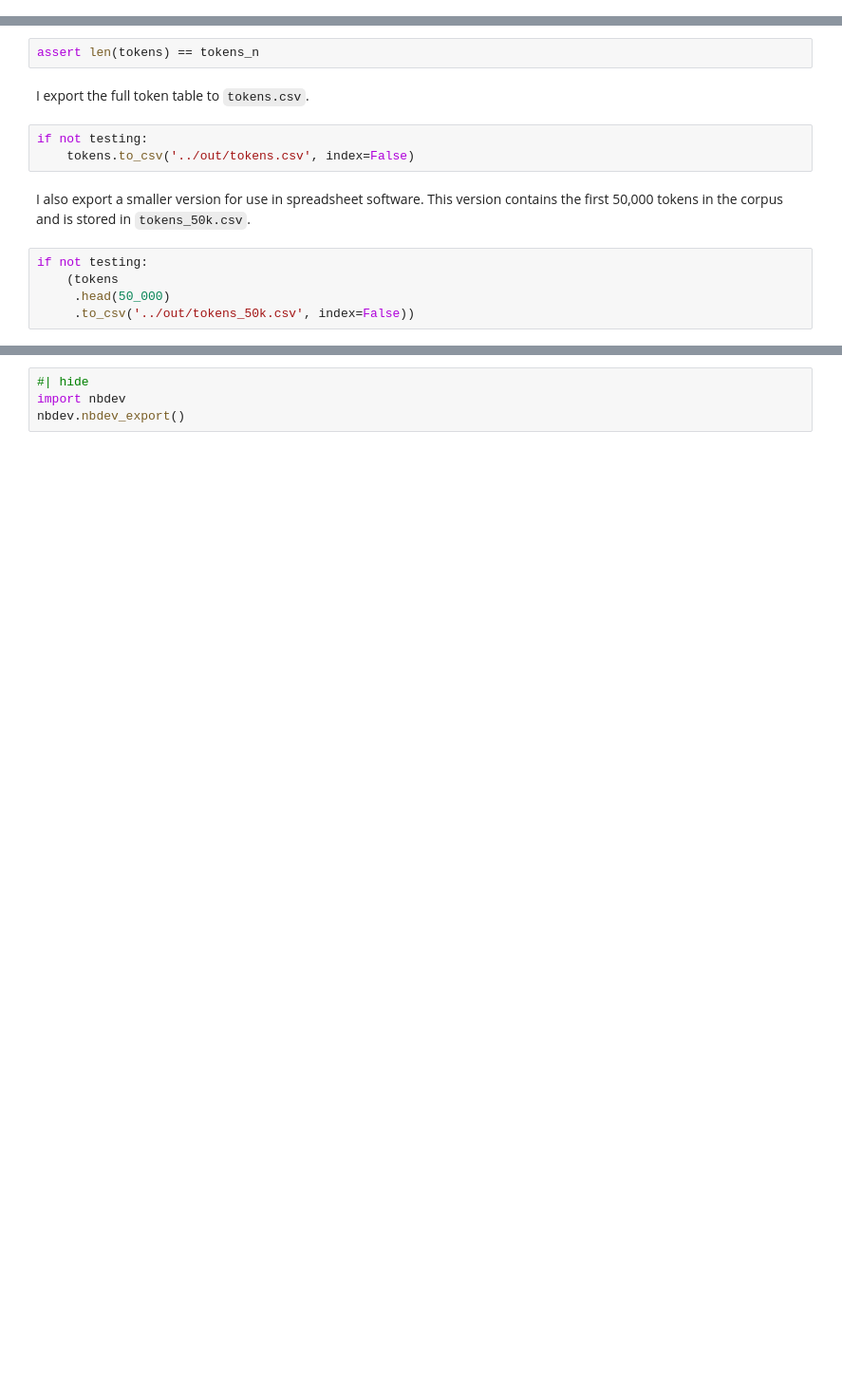
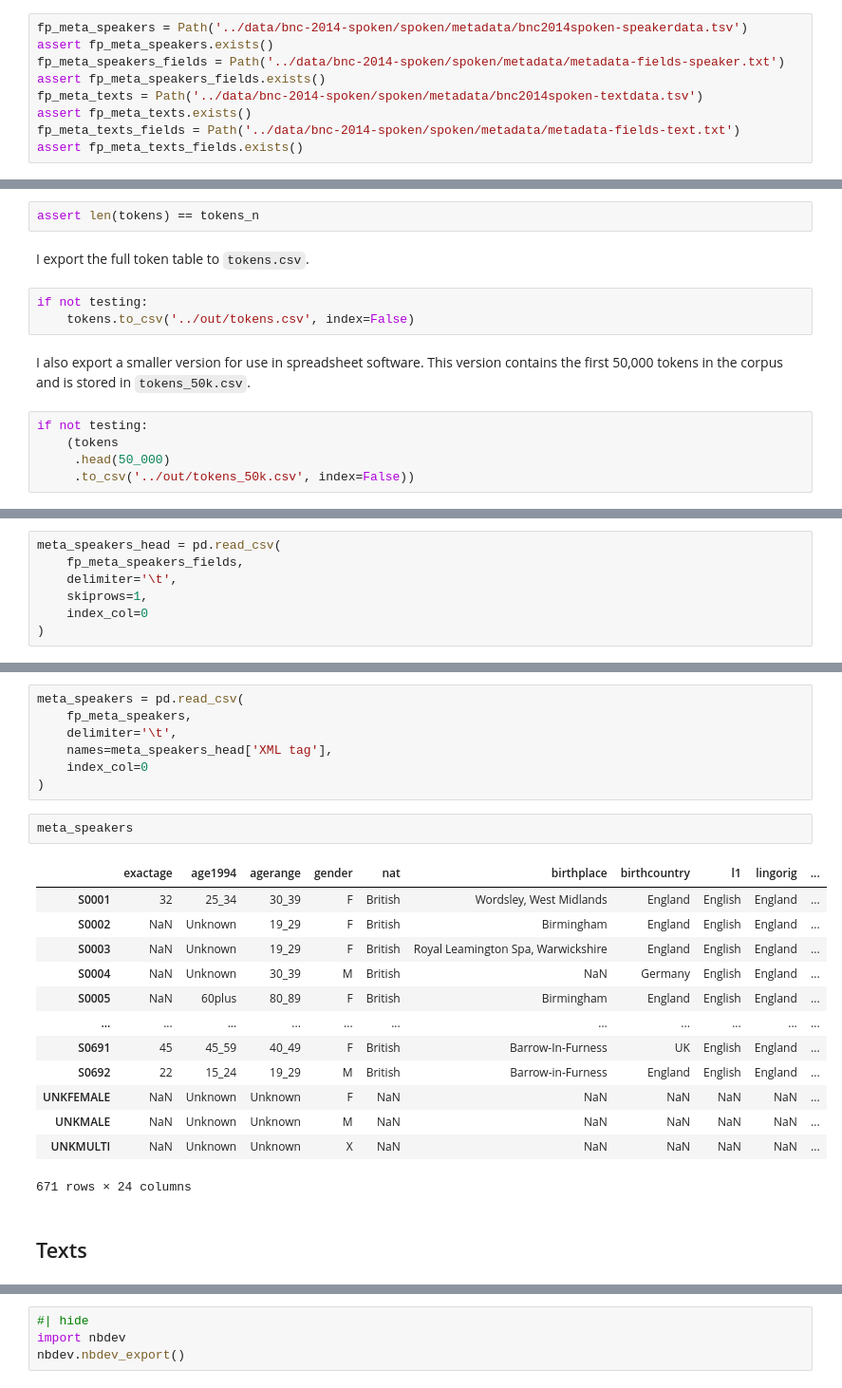
Before and after one commit to wuqui/bncparse, a Jupyter notebook: nbs/index.ipynb, the cells around one changed output, grey strips where cells are left out. Shown at 95% size. Drawn from its saved outputs; the diff is of its cells as text; blank space fills up the shorter version.

Commit message:
add and prepare metadata

```diff
--- a/nbs/index.ipynb
+++ b/nbs/index.ipynb
@@ -136,3 +139,12 @@ assert path_metadata.exists()
+# %%
+fp_meta_speakers = Path('../data/bnc-2014-spoken/spoken/metadata/bnc2014spoken-speakerdata.tsv')
+assert fp_meta_speakers.exists()
+fp_meta_speakers_fields = Path('../data/bnc-2014-spoken/spoken/metadata/metadata-fields-speaker.txt')
+assert fp_meta_speakers_fields.exists()
+fp_meta_texts = Path('../data/bnc-2014-spoken/spoken/metadata/bnc2014spoken-textdata.tsv')
+assert fp_meta_texts.exists()
+fp_meta_texts_fields = Path('../data/bnc-2014-spoken/spoken/metadata/metadata-fields-text.txt')
+assert fp_meta_texts_fields.exists()
 # %% [markdown]
 # Load and parse XML
 # %%
@@ -308,0 +276,7 @@ if not testing:
+# %%
+meta_speakers_head = pd.read_csv(
+    fp_meta_speakers_fields,
+    delimiter='\t',
+    skiprows=1,
+    index_col=0
+)
@@ -308,0 +304,25 @@ if not testing:
+# %%
+meta_speakers = pd.read_csv(
+    fp_meta_speakers,
+    delimiter='\t',
+    names=meta_speakers_head['XML tag'],
+    index_col=0
+)
+# %%
+meta_speakers
+# %% [output]
+|  | exactage | age1994 | agerange | gender | nat | birthplace | birthcountry | l1 | lingorig | ... |
+| S0001 | 32 | 25_34 | 30_39 | F | British | Wordsley, West Midlands | England | English | England | ... |
+| S0002 | NaN | Unknown | 19_29 | F | British | Birmingham | England | English | England | ... |
+| S0003 | NaN | Unknown | 19_29 | F | British | Royal Leamington Spa, Warwickshire | England | English | England | ... |
+| S0004 | NaN | Unknown | 30_39 | M | British | NaN | Germany | English | England | ... |
+| S0005 | NaN | 60plus | 80_89 | F | British | Birmingham | England | English | England | ... |
+| ... | ... | ... | ... | ... | ... | ... | ... | ... | ... | ... |
+| S0691 | 45 | 45_59 | 40_49 | F | British | Barrow-In-Furness | UK | English | England | ... |
+| S0692 | 22 | 15_24 | 19_29 | M | British | Barrow-in-Furness | England | English | England | ... |
+| UNKFEMALE | NaN | Unknown | Unknown | F | NaN | NaN | NaN | NaN | NaN | ... |
+| UNKMALE | NaN | Unknown | Unknown | M | NaN | NaN | NaN | NaN | NaN | ... |
+| UNKMULTI | NaN | Unknown | Unknown | X | NaN | NaN | NaN | NaN | NaN | ... |
+671 rows × 24 columns
+# %% [markdown]
+## Texts
```
Also changed, not shown: parts of 24 cells of this notebook, 2 other files.
